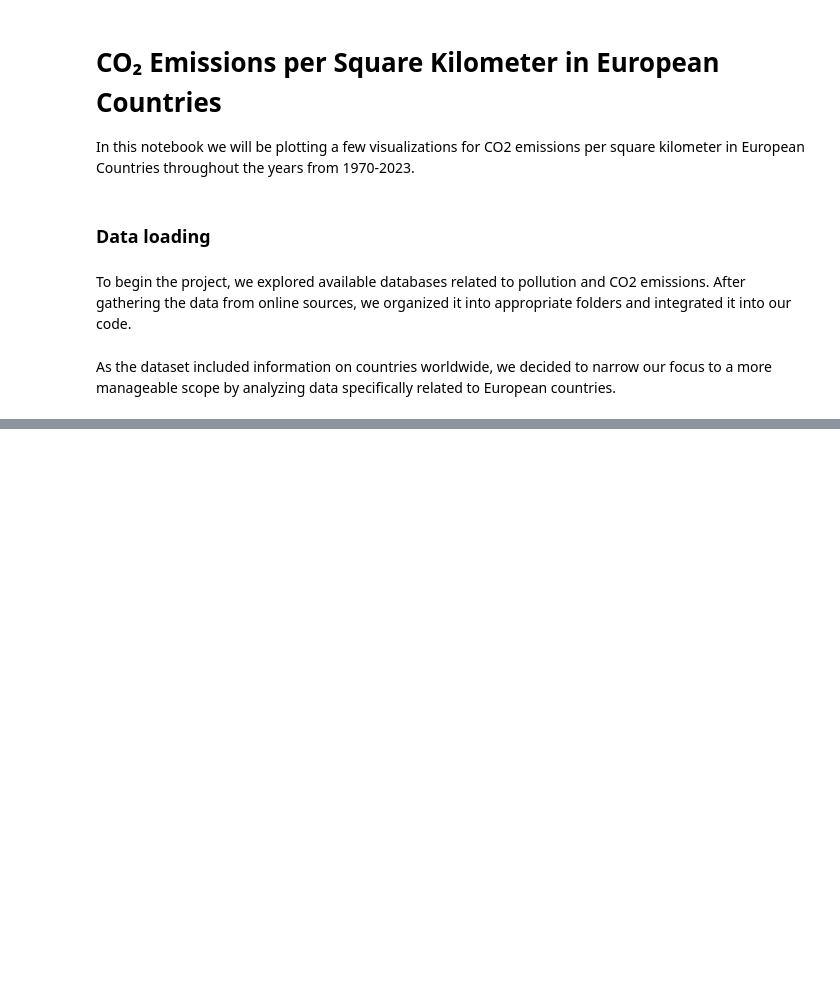
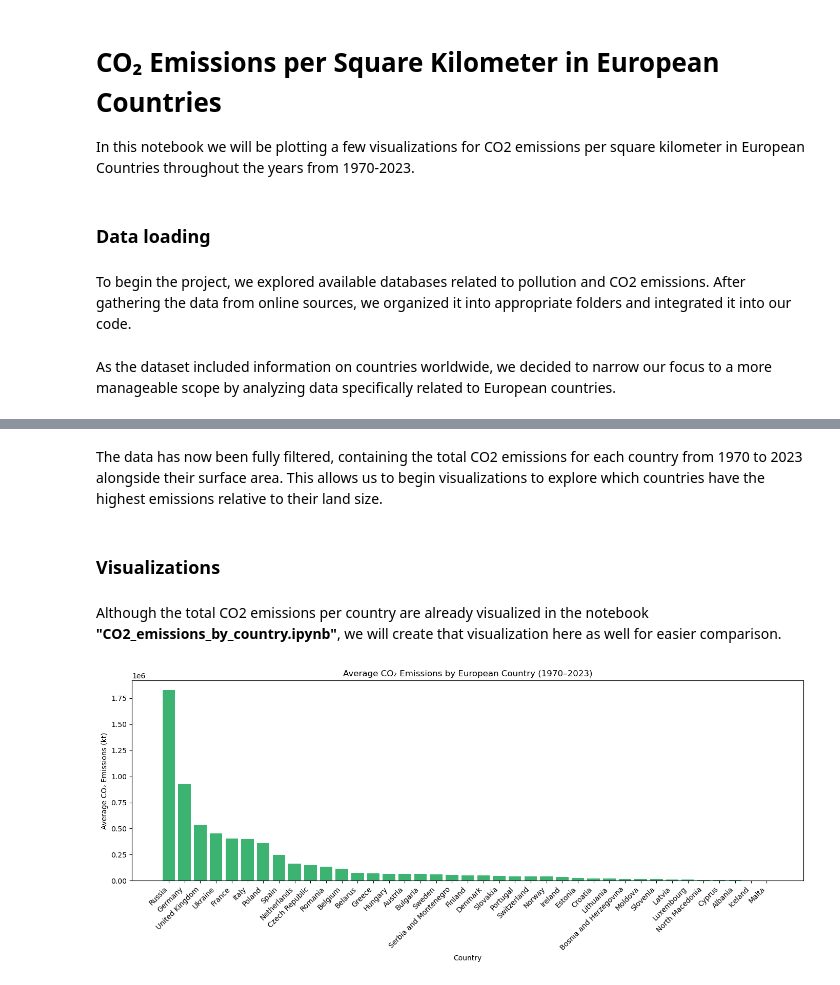
Before and after one commit to Filusion/PR2515, a Jupyter notebook: CO2_emissions_by_country_area.ipynb, the cells around one changed output, grey strips where cells are left out. Saved outputs shown, nothing was run; the diff lists cells and outputs as text; code cells hidden in the pictures; blank space fills up the shorter version.

```diff
--- a/CO2_emissions_by_country_area.ipynb
+++ b/CO2_emissions_by_country_area.ipynb
@@ -35,4 +46,5 @@ print(countries)
 # %%
+# Making a dictionary with the area of each European country present in the dataframe
 countries_area = {
     'Albania': 28748,
     'Austria': 83871,
@@ -69,5 +81,14 @@ countries_area = {
     'Slovakia': 49030,
     'Slovenia': 20480,
     'Sweden': 528860,
-    'Russia': 17098250
+    'Russia': 17098250,
+    'Ukraine': 603550,
+    'Belarus': 207630,
+    'Moldova': 33850
 }
+# %%
+df_co2_europe['Area'] = df_co2_europe['Name'].map(countries_area)
+
+name_index = df_co2_europe.columns.get_loc('Name')
+df_co2_europe.insert(name_index + 1, 'Area (km²)', df_co2_europe.pop('Area'))
+df_co2_europe.head(3)
@@ -73,0 +101,27 @@ countries_area = {
+# %% [markdown]
+The data has now been fully filtered, containing the total CO2 emissions for each country from 1970 to 2023 alongside their surface area. This allows us to begin visualizations to explore which countries have the highest emissions relative to their land size.
+# %% [markdown]
+### Visualizations
+# %% [markdown]
+Although the total CO2 emissions per country are already visualized in the notebook **"CO2_emissions_by_country.ipynb"**, we will create that visualization here as well for easier comparison.
+# %%
+years = [str(y) for y in range(1970, 2024)]
+
+df_avg = df_co2_europe.copy()
+df_avg["Average_CO2"] = df_avg[years].mean(axis=1)
+
+df_avg_sorted = df_avg.sort_values(by="Average_CO2", ascending=False)
+
+df_avg_sorted = df_avg_sorted[["Name", "Average_CO2"]].reset_index(drop=True)
+
+# Plotting the results
+plt.figure(figsize=(14, 6))
+plt.bar(df_avg_sorted["Name"], df_avg_sorted["Average_CO2"], color='mediumseagreen')
+plt.ylabel("Average CO₂ Emissions (kt)")
+plt.xlabel("Country")
+plt.title("Average CO₂ Emissions by European Country (1970–2023)")
+plt.xticks(rotation=45, ha='right')
+plt.tight_layout()
+plt.show()
+# %% [output]
+[figure, added]
```
Also changed, not shown: parts of 15 cells of this notebook, 2 other files.
